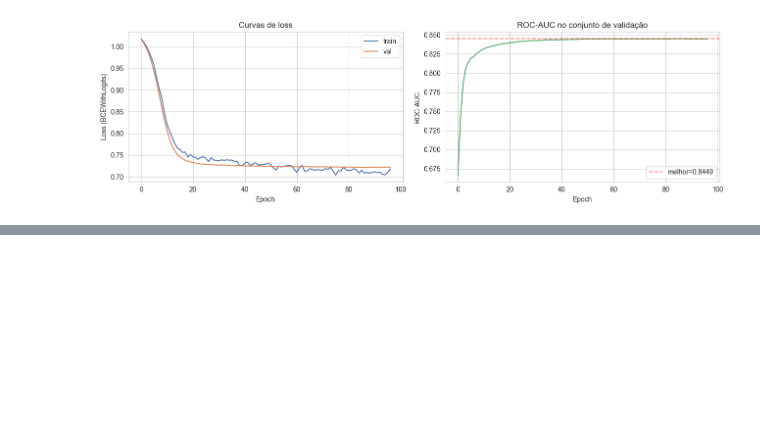
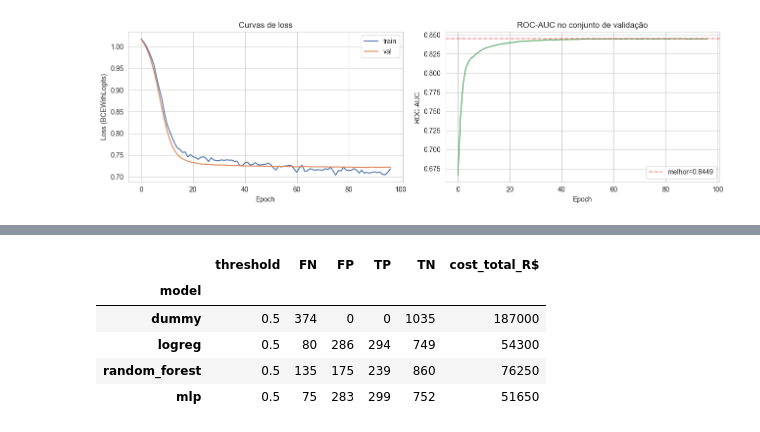
Before and after one commit to RaphaelLima89/fiap_tc01_churn, a Jupyter notebook: notebooks/02_modelos.ipynb, the cells around one changed output, grey strips where cells are left out. Saved outputs shown, nothing was run; the diff lists cells and outputs as text; code cells hidden in the pictures; blank space fills up the shorter version.

```diff
--- a/notebooks/02_modelos.ipynb
+++ b/notebooks/02_modelos.ipynb
@@ -476,0 +689,42 @@ Salvo: C:\fiap\fiap_tc01_churn\models\final.joblib
+# %%
+COST_FN = 500   # R$ por cliente perdido (FN)
+COST_FP = 50    # R$ por oferta desnecessária (FP)
+
+
+def cost_at_threshold(y_true, y_proba, threshold, c_fn=COST_FN, c_fp=COST_FP):
+    """Calcula custo total no test set dado um threshold de classificação."""
+    y_pred = (y_proba >= threshold).astype(int)
+    cm = confusion_matrix(y_true, y_pred)
+    tn, fp, fn, tp = cm.ravel()
+    cost = fn * c_fn + fp * c_fp
+    return {"cost": cost, "tn": int(tn), "fp": int(fp), "fn": int(fn), "tp": int(tp)}
+
+
+# Custo dos 4 modelos no threshold padrão (0.5)
+cost_rows = []
+for name, proba in [
+    ("dummy", dummy_proba),
+    ("logreg", logreg_proba),
+    ("random_forest", rf_proba),
+    ("mlp", test_probas),
+]:
+    info = cost_at_threshold(y_test, proba, threshold=0.5)
+    cost_rows.append({
+        "model": name,
+        "threshold": 0.5,
+        "FN": info["fn"],
+        "FP": info["fp"],
+        "TP": info["tp"],
+        "TN": info["tn"],
+        "cost_total_R$": info["cost"],
+    })
+
+cost_df = pd.DataFrame(cost_rows).set_index("model")
+cost_df
+# %% [output]
+|  | threshold | FN | FP | TP | TN | cost_total_R$ |
+| model |  |  |  |  |  |  |
+| dummy | 0.5 | 374 | 0 | 0 | 1035 | 187000 |
+| logreg | 0.5 | 80 | 286 | 294 | 749 | 54300 |
+| random_forest | 0.5 | 135 | 175 | 239 | 860 | 76250 |
+| mlp | 0.5 | 75 | 283 | 299 | 752 | 51650 |
```
Also changed, not shown: parts of 34 cells of this notebook.
